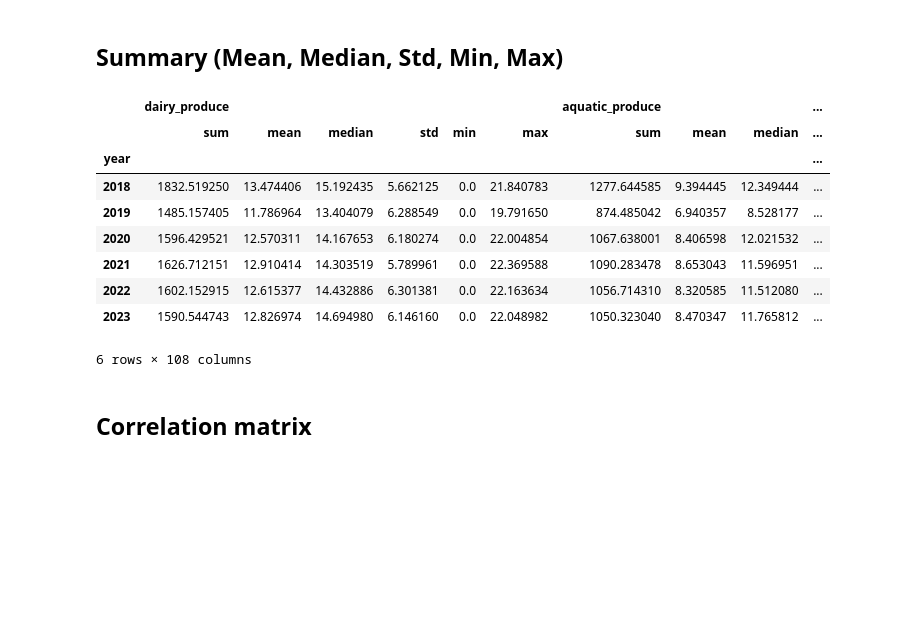
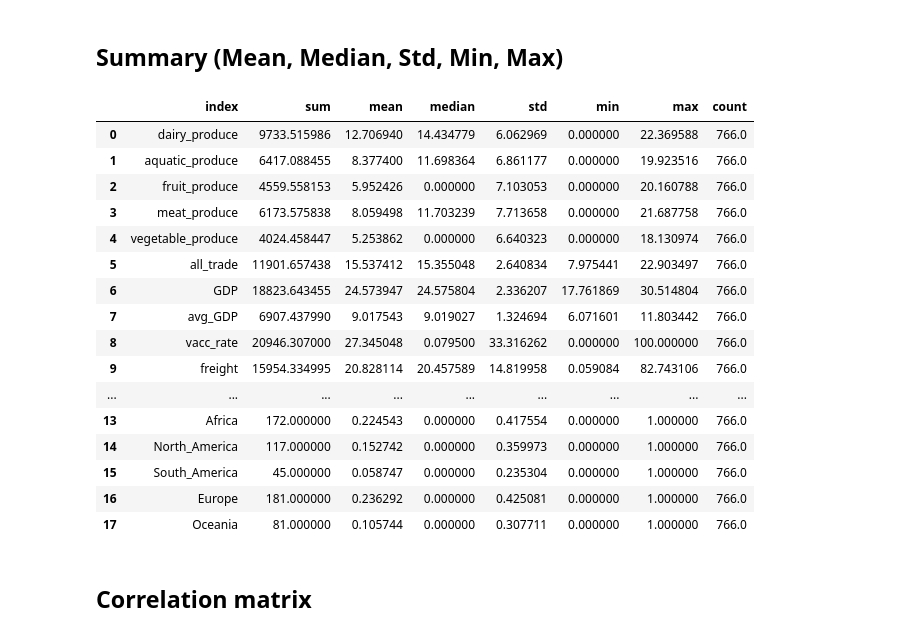
Before and after one commit to wesley0628/Food_Output_Analysis, a Jupyter notebook: trade_analysis.ipynb, the cells around one changed output. Cells and saved outputs as stored; diff of their text form; code cells hidden in the pictures; blank space fills up the shorter version.

```diff
--- a/trade_analysis.ipynb
+++ b/trade_analysis.ipynb
@@ -278,20 +266,30 @@ final_data
 # %% [markdown]
 ## Summary (Mean, Median, Std, Min, Max)
 # %%
-summary_stats = final_data.drop(columns=["pandemic", "country", "FTA"]).groupby('year').agg(['sum','mean', 'median', 'std', 'min', 'max'])
-summary_stats.to_csv("trade_data_summary.csv")
+summary_stats = final_data.drop(columns=["pandemic", "country", "FTA"]).agg(['sum','mean', 'median', 'std', 'min', 'max', 'count'])
+summary_stats = summary_stats.drop(columns={'year'})
+summary_stats = summary_stats.transpose()
+summary_stats = summary_stats.reset_index()
+summary_stats.to_csv("summary.csv")
 summary_stats
 # %% [output]
-|  | dairy_produce |  |  |  |  |  | aquatic_produce |  |  | ... |
-|  | sum | mean | median | std | min | max | sum | mean | median | ... |
-| year |  |  |  |  |  |  |  |  |  | ... |
-| 2018 | 1832.519250 | 13.474406 | 15.192435 | 5.662125 | 0.0 | 21.840783 | 1277.644585 | 9.394445 | 12.349444 | ... |
-| 2019 | 1485.157405 | 11.786964 | 13.404079 | 6.288549 | 0.0 | 19.791650 | 874.485042 | 6.940357 | 8.528177 | ... |
-| 2020 | 1596.429521 | 12.570311 | 14.167653 | 6.180274 | 0.0 | 22.004854 | 1067.638001 | 8.406598 | 12.021532 | ... |
-| 2021 | 1626.712151 | 12.910414 | 14.303519 | 5.789961 | 0.0 | 22.369588 | 1090.283478 | 8.653043 | 11.596951 | ... |
-| 2022 | 1602.152915 | 12.615377 | 14.432886 | 6.301381 | 0.0 | 22.163634 | 1056.714310 | 8.320585 | 11.512080 | ... |
-| 2023 | 1590.544743 | 12.826974 | 14.694980 | 6.146160 | 0.0 | 22.048982 | 1050.323040 | 8.470347 | 11.765812 | ... |
+|  | index | sum | mean | median | std | min | max | count |
+| 0 | dairy_produce | 9733.515986 | 12.706940 | 14.434779 | 6.062969 | 0.000000 | 22.369588 | 766.0 |
+| 1 | aquatic_produce | 6417.088455 | 8.377400 | 11.698364 | 6.861177 | 0.000000 | 19.923516 | 766.0 |
+| 2 | fruit_produce | 4559.558153 | 5.952426 | 0.000000 | 7.103053 | 0.000000 | 20.160788 | 766.0 |
+| 3 | meat_produce | 6173.575838 | 8.059498 | 11.703239 | 7.713658 | 0.000000 | 21.687758 | 766.0 |
+| 4 | vegetable_produce | 4024.458447 | 5.253862 | 0.000000 | 6.640323 | 0.000000 | 18.130974 | 766.0 |
+| 5 | all_trade | 11901.657438 | 15.537412 | 15.355048 | 2.640834 | 7.975441 | 22.903497 | 766.0 |
+| 6 | GDP | 18823.643455 | 24.573947 | 24.575804 | 2.336207 | 17.761869 | 30.514804 | 766.0 |
+| 7 | avg_GDP | 6907.437990 | 9.017543 | 9.019027 | 1.324694 | 6.071601 | 11.803442 | 766.0 |
+| 8 | vacc_rate | 20946.307000 | 27.345048 | 0.079500 | 33.316262 | 0.000000 | 100.000000 | 766.0 |
+| 9 | freight | 15954.334995 | 20.828114 | 20.457589 | 14.819958 | 0.059084 | 82.743106 | 766.0 |
+| ... | ... | ... | ... | ... | ... | ... | ... | ... |
+| 13 | Africa | 172.000000 | 0.224543 | 0.000000 | 0.417554 | 0.000000 | 1.000000 | 766.0 |
+| 14 | North_America | 117.000000 | 0.152742 | 0.000000 | 0.359973 | 0.000000 | 1.000000 | 766.0 |
+| 15 | South_America | 45.000000 | 0.058747 | 0.000000 | 0.235304 | 0.000000 | 1.000000 | 766.0 |
+| 16 | Europe | 181.000000 | 0.236292 | 0.000000 | 0.425081 | 0.000000 | 1.000000 | 766.0 |
+| 17 | Oceania | 81.000000 | 0.105744 | 0.000000 | 0.307711 | 0.000000 | 1.000000 | 766.0 |
-6 rows × 108 columns
 # %% [markdown]
 ## Correlation matrix
 # %%
```
Also changed, not shown: parts of 17 cells of this notebook, 1 other file.
